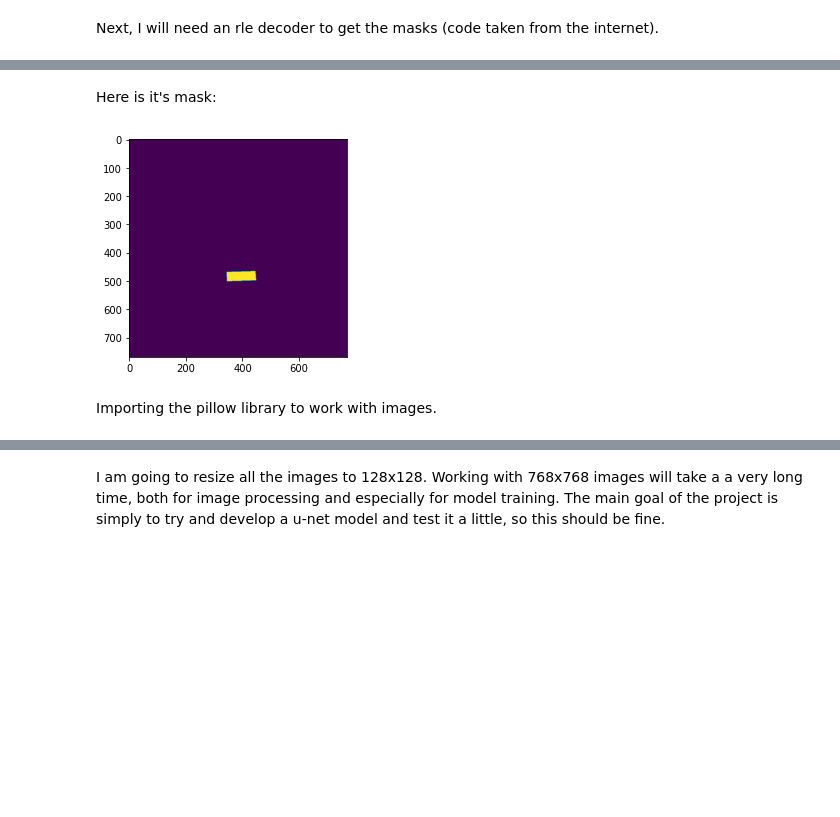
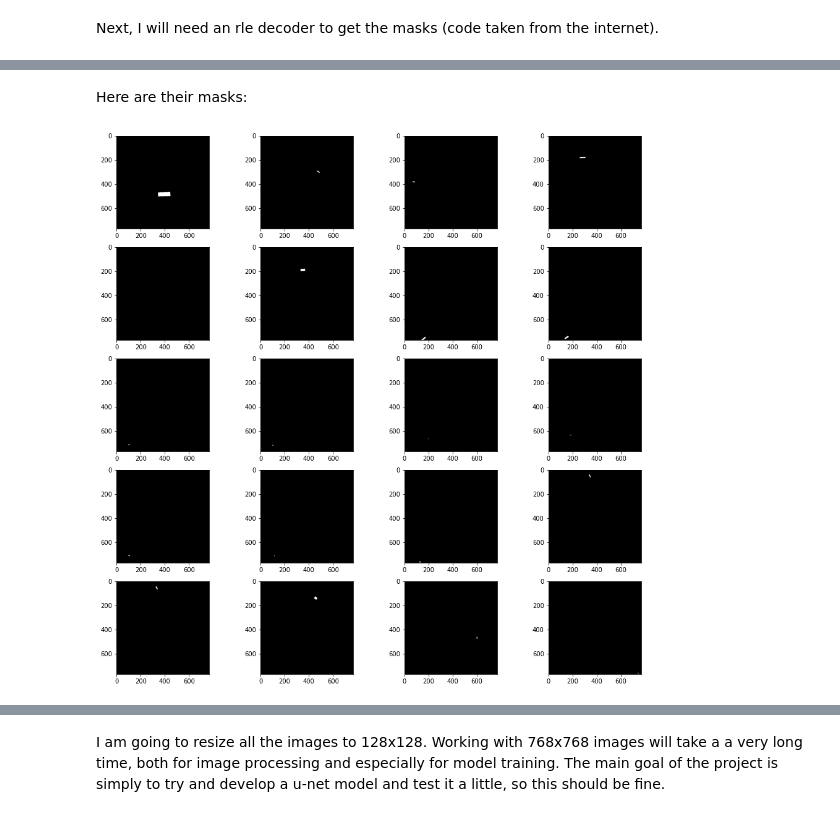
Before and after one commit to YeliseyKlimenko/airbus-ship-detection, a Jupyter notebook: airbus_data_prep.ipynb, the cells around one changed output, grey strips where cells are left out. Saved outputs shown, nothing was run; the diff lists cells and outputs as text; code cells hidden in the pictures; blank space fills up the shorter version.

Commit message:
Update airbus_data_prep.ipynb
More data analysis.

```diff
--- a/airbus_data_prep.ipynb
+++ b/airbus_data_prep.ipynb
@@ -87,5 +87,10 @@ Here is the original image:
 # %%
-img = mpimg.imread(f'D:/airbus/train_v2/{ships_nonempty.ImageId[0]}')
-plt.imshow(img)
+fig = plt.figure(figsize=(16, 16))
+COLS = 4
+ROWS = 5
+for i in range(1, COLS*ROWS + 1):
+    img = mpimg.imread(f'D:/airbus/train_v2/{ships_nonempty.ImageId[i-1]}')
+    fig.add_subplot(ROWS,COLS, i)
+    plt.imshow(img)
 plt.show()
 # %% [output]
@@ -93,12 +98,12 @@ plt.show()
 # %% [markdown]
-Here is it's mask:
+Here are their masks:
 # %%
-mask = ships_nonempty["EncodedPixels"][0]
-
-mask = rle_decode(mask, (768, 768))
-plt.imshow(mask)
+fig = plt.figure(figsize=(16, 16))
+for i in range(1, COLS*ROWS + 1):
+    mask = ships_nonempty["EncodedPixels"][i-1]
+    mask = rle_decode(mask, (768, 768))
+    fig.add_subplot(ROWS,COLS, i)
+    plt.imshow(mask, cmap='gray')
 plt.show()
 # %% [output]
-[figure, old version]
+[figure, new version]
-# %% [markdown]
-Importing the pillow library to work with images.
```
Also changed, not shown: parts of 27 cells of this notebook.
